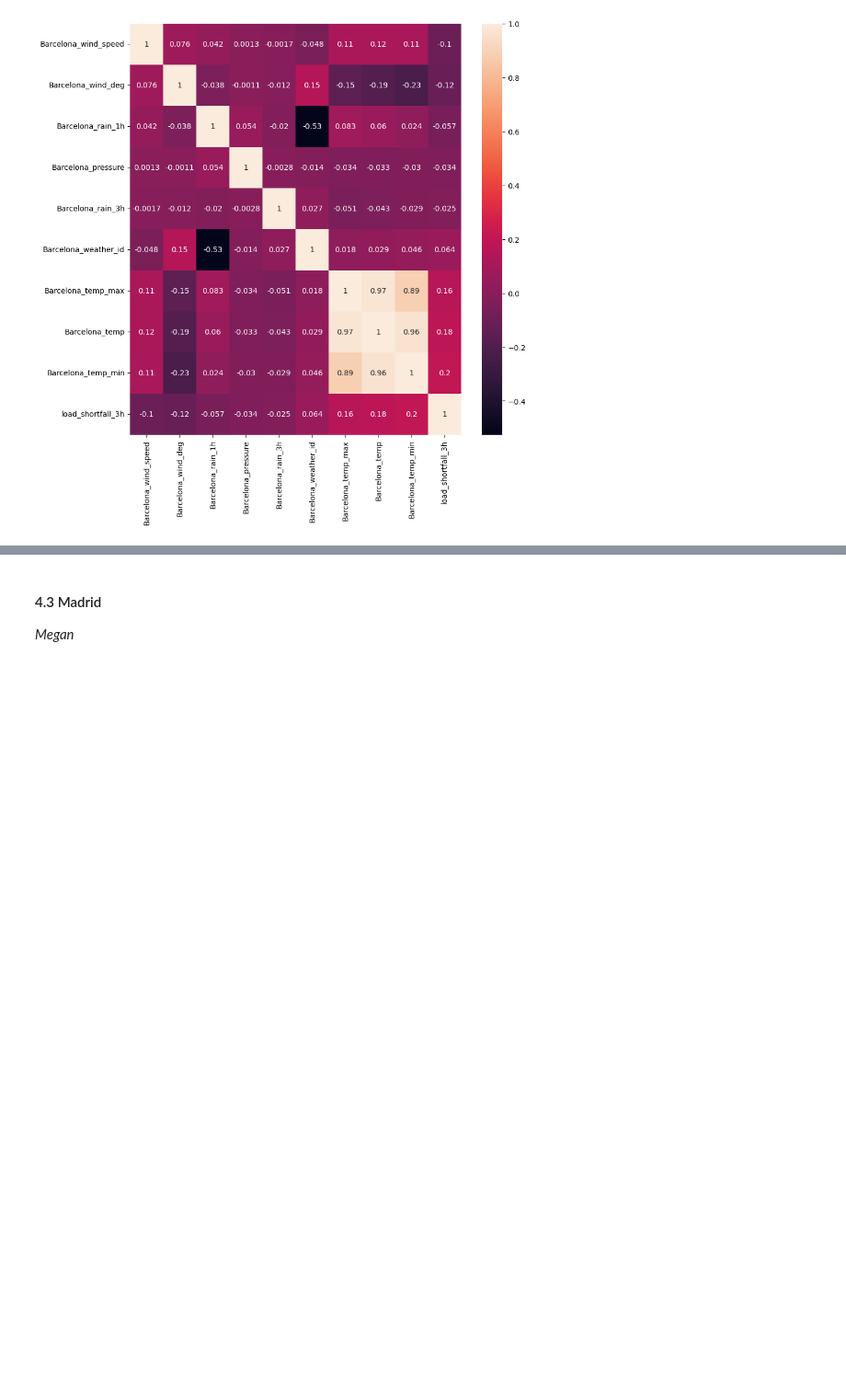
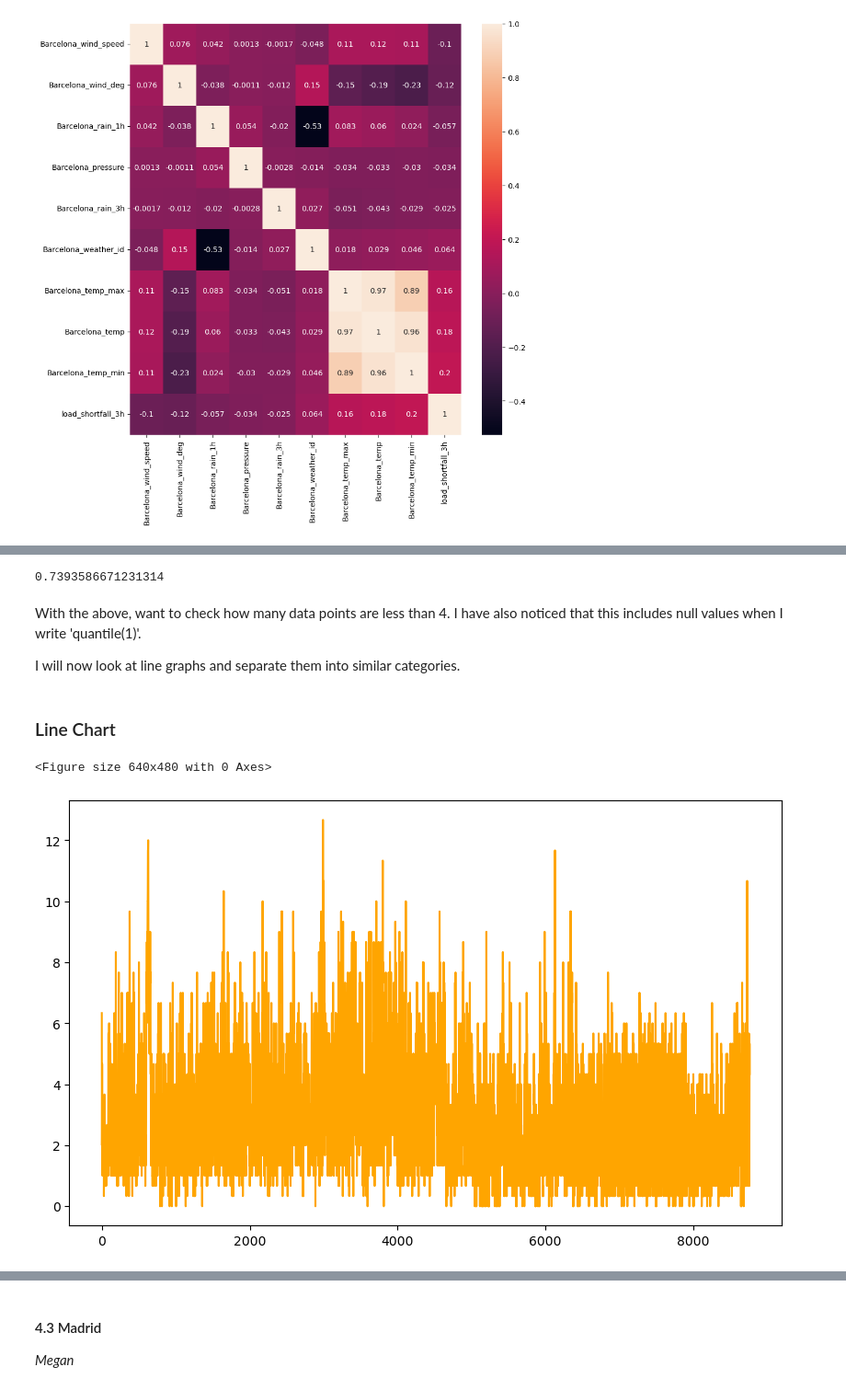
Before and after one commit to Mojalefa-Motloung/ML-Regression-, a Jupyter notebook: SpainElectricityMachineLearning.ipynb, the cells around one changed output, grey strips where cells are left out. Shown: that part at 92% size. Drawn from its saved outputs; the diff is of its cells as text; code cells hidden in the pictures; blank space fills up the shorter version.

```diff
--- a/SpainElectricityMachineLearning.ipynb
+++ b/SpainElectricityMachineLearning.ipynb
@@ -185,0 +221,28 @@ sns.heatmap(corrBarcelona_df, annot=True)
+# %%
+q3 = barcelona_df['Barcelona_wind_speed'].quantile(.75) #third quantile
+
+num_points = len([x for x in barcelona_df['Barcelona_wind_speed'] if x < q3])
+prop_q3 = num_points/barcelona_df['Barcelona_wind_speed'].count()
+prop_q3
+# %% [output]
+0.7393586671231314
+# %% [markdown]
+With the above, want to check how many data points are less than 4. I have also noticed that this includes null values when I write 'quantile(1)'.
+
+I will now look at line graphs and separate them into similar categories.
+# %% [markdown]
+### Line Chart
+# %%
+#rc('mathtext', default='regular')
+# Create blank figure
+fig = plt.figure()
+fig = plt.figure(figsize=(10, 6))
+ax = fig.add_subplot(111)
+
+# Plot the first line on its axis
+ax.plot(np.arange(len(barcelona_df['time'])), barcelona_df['Barcelona_wind_speed'], '-', label = 'ZAR/USD', color='orange')
+
+plt.show()
+# %% [output]
+<Figure size 640x480 with 0 Axes>
+[figure, added]
```
Also changed, not shown: parts of 8 cells of this notebook.
